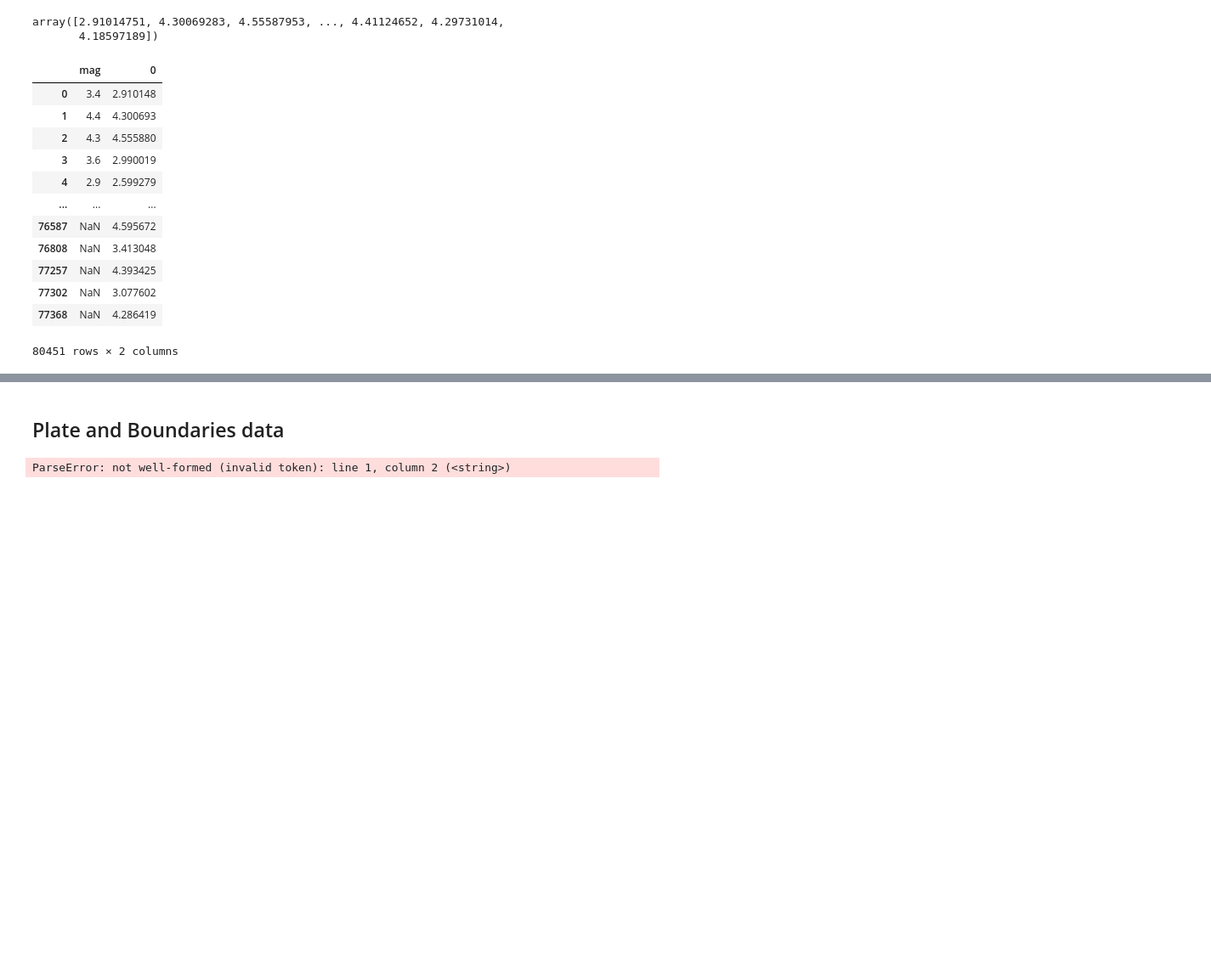
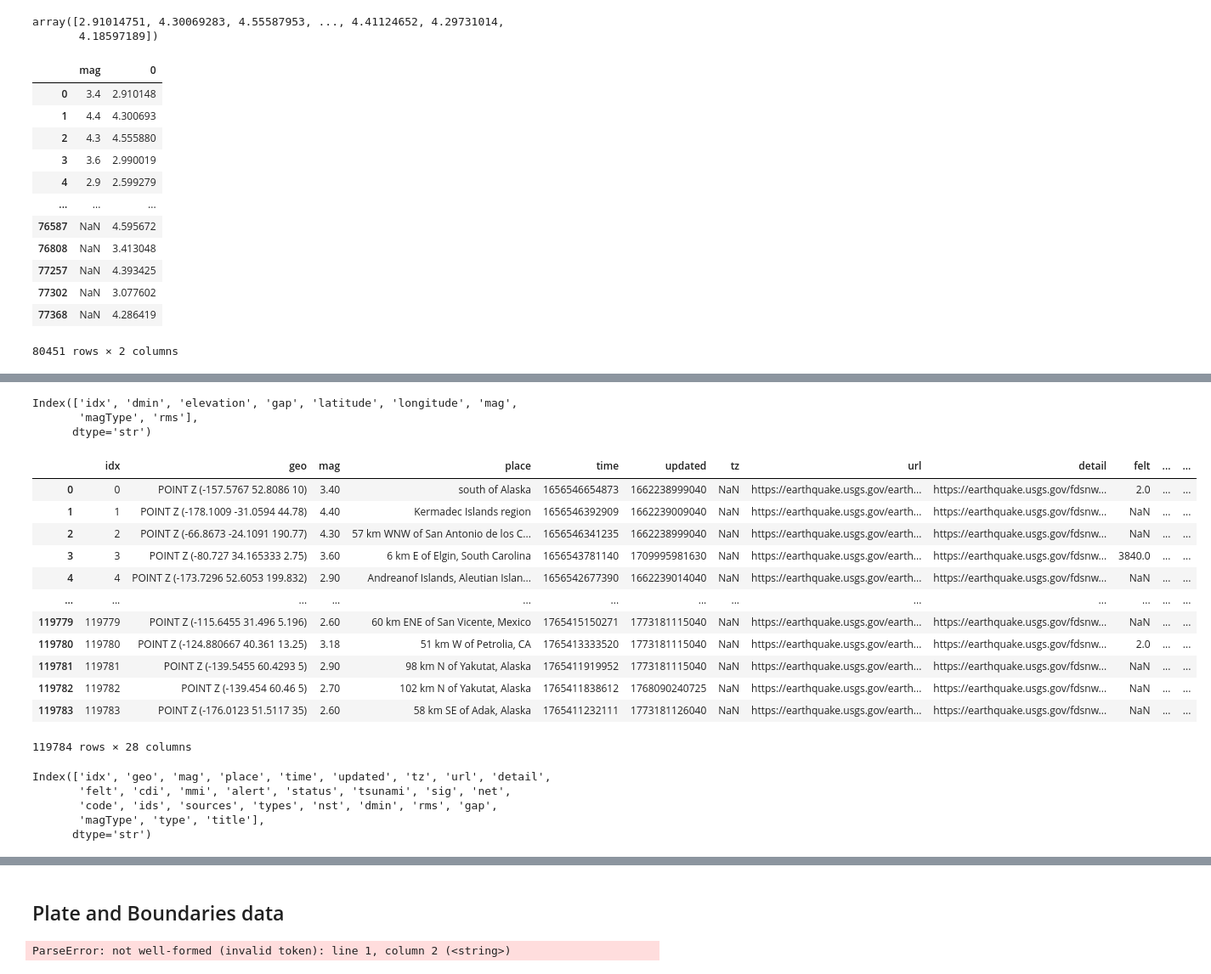
Before and after one commit to Rishit605/earthquake-prediction, a Jupyter notebook: notebook/new_eda.ipynb, the cells around one changed output, grey strips where cells are left out. Shown at 85% size. Saved outputs shown, nothing was run; the diff lists cells and outputs as text; code cells hidden in the pictures; blank space fills up the shorter version.

```diff
--- a/notebook/new_eda.ipynb
+++ b/notebook/new_eda.ipynb
@@ -3100,0 +3183,17 @@ pd.concat([train_y,pd.Series(model.predict(train_x, train_y))], axis=1)
+# %%
+import os
+import sys
+sys.path.append(os.path.abspath('..'))
+
+from src.preprocessing.data_preprocessing import EQDataLoader
+d = EQDataLoader()
+data1 = d.extra_data_prep()
+data2 = pd.read_csv(r"E:\Code\GitUploads\EQp\earthquake-prediction\data\engineered_data\FinalRegressionData.csv")
+data3 = pd.read_csv(r"E:\Code\GitUploads\EQp\earthquake-prediction\data\eq_data_updated2.csv")
+def describe_dataframe(df):
+    print(df.head())
+    print("\n", df.isna().sum())
+    print("\n", df.shape)
+    print("\n", df.index)
+
+describe_dataframe(data1)
@@ -3100,0 +3262,33 @@ pd.concat([train_y,pd.Series(model.predict(train_x, train_y))], axis=1)
+# %%
+data2.columns
+# %% [output]
+Index(['idx', 'dmin', 'elevation', 'gap', 'latitude', 'longitude', 'mag',
+       'magType', 'rms'],
+      dtype='str')
+# %%
+data4 = data3.copy()
+data4.reset_index(inplace=True)
+data4 = data4.rename(columns={"index": "idx"})
+data4
+# %% [output]
+|  | idx | geo | mag | place | time | updated | tz | url | detail | felt | ... | ... |
+| 0 | 0 | POINT Z (-157.5767 52.8086 10) | 3.40 | south of Alaska | 1656546654873 | 1662238999040 | NaN | https://earthquake.usgs.gov/earth... | https://earthquake.usgs.gov/fdsnw... | 2.0 | ... | ... |
+| 1 | 1 | POINT Z (-178.1009 -31.0594 44.78) | 4.40 | Kermadec Islands region | 1656546392909 | 1662239009040 | NaN | https://earthquake.usgs.gov/earth... | https://earthquake.usgs.gov/fdsnw... | NaN | ... | ... |
+| 2 | 2 | POINT Z (-66.8673 -24.1091 190.77) | 4.30 | 57 km WNW of San Antonio de los C... | 1656546341235 | 1662238999040 | NaN | https://earthquake.usgs.gov/earth... | https://earthquake.usgs.gov/fdsnw... | NaN | ... | ... |
+| 3 | 3 | POINT Z (-80.727 34.165333 2.75) | 3.60 | 6 km E of Elgin, South Carolina | 1656543781140 | 1709995981630 | NaN | https://earthquake.usgs.gov/earth... | https://earthquake.usgs.gov/fdsnw... | 3840.0 | ... | ... |
+| 4 | 4 | POINT Z (-173.7296 52.6053 199.832) | 2.90 | Andreanof Islands, Aleutian Islan... | 1656542677390 | 1662239014040 | NaN | https://earthquake.usgs.gov/earth... | https://earthquake.usgs.gov/fdsnw... | NaN | ... | ... |
+| ... | ... | ... | ... | ... | ... | ... | ... | ... | ... | ... | ... | ... |
+| 119779 | 119779 | POINT Z (-115.6455 31.496 5.196) | 2.60 | 60 km ENE of San Vicente, Mexico | 1765415150271 | 1773181115040 | NaN | https://earthquake.usgs.gov/earth... | https://earthquake.usgs.gov/fdsnw... | NaN | ... | ... |
+| 119780 | 119780 | POINT Z (-124.880667 40.361 13.25) | 3.18 | 51 km W of Petrolia, CA | 1765413333520 | 1773181115040 | NaN | https://earthquake.usgs.gov/earth... | https://earthquake.usgs.gov/fdsnw... | 2.0 | ... | ... |
+| 119781 | 119781 | POINT Z (-139.5455 60.4293 5) | 2.90 | 98 km N of Yakutat, Alaska | 1765411919952 | 1773181115040 | NaN | https://earthquake.usgs.gov/earth... | https://earthquake.usgs.gov/fdsnw... | NaN | ... | ... |
+| 119782 | 119782 | POINT Z (-139.454 60.46 5) | 2.70 | 102 km N of Yakutat, Alaska | 1765411838612 | 1768090240725 | NaN | https://earthquake.usgs.gov/earth... | https://earthquake.usgs.gov/fdsnw... | NaN | ... | ... |
+| 119783 | 119783 | POINT Z (-176.0123 51.5117 35) | 2.60 | 58 km SE of Adak, Alaska | 1765411232111 | 1773181126040 | NaN | https://earthquake.usgs.gov/earth... | https://earthquake.usgs.gov/fdsnw... | NaN | ... | ... |
+119784 rows × 28 columns
+# %%
+data4.columns
+# %% [output]
+Index(['idx', 'geo', 'mag', 'place', 'time', 'updated', 'tz', 'url', 'detail',
+       'felt', 'cdi', 'mmi', 'alert', 'status', 'tsunami', 'sig', 'net',
+       'code', 'ids', 'sources', 'types', 'nst', 'dmin', 'rms', 'gap',
+       'magType', 'type', 'title'],
+      dtype='str')
```
Also changed, not shown: parts of 19 cells of this notebook, 2 other files.
